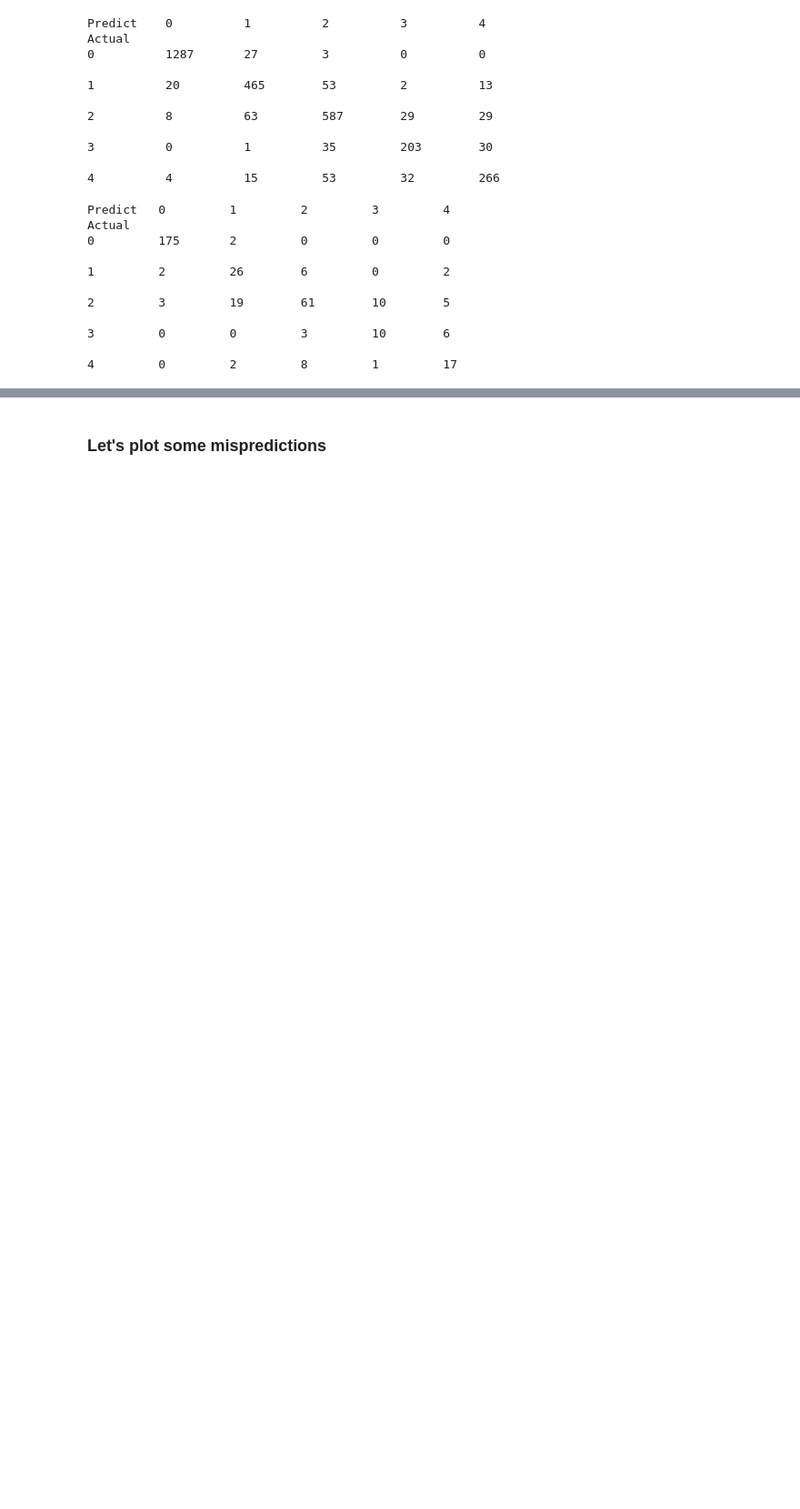
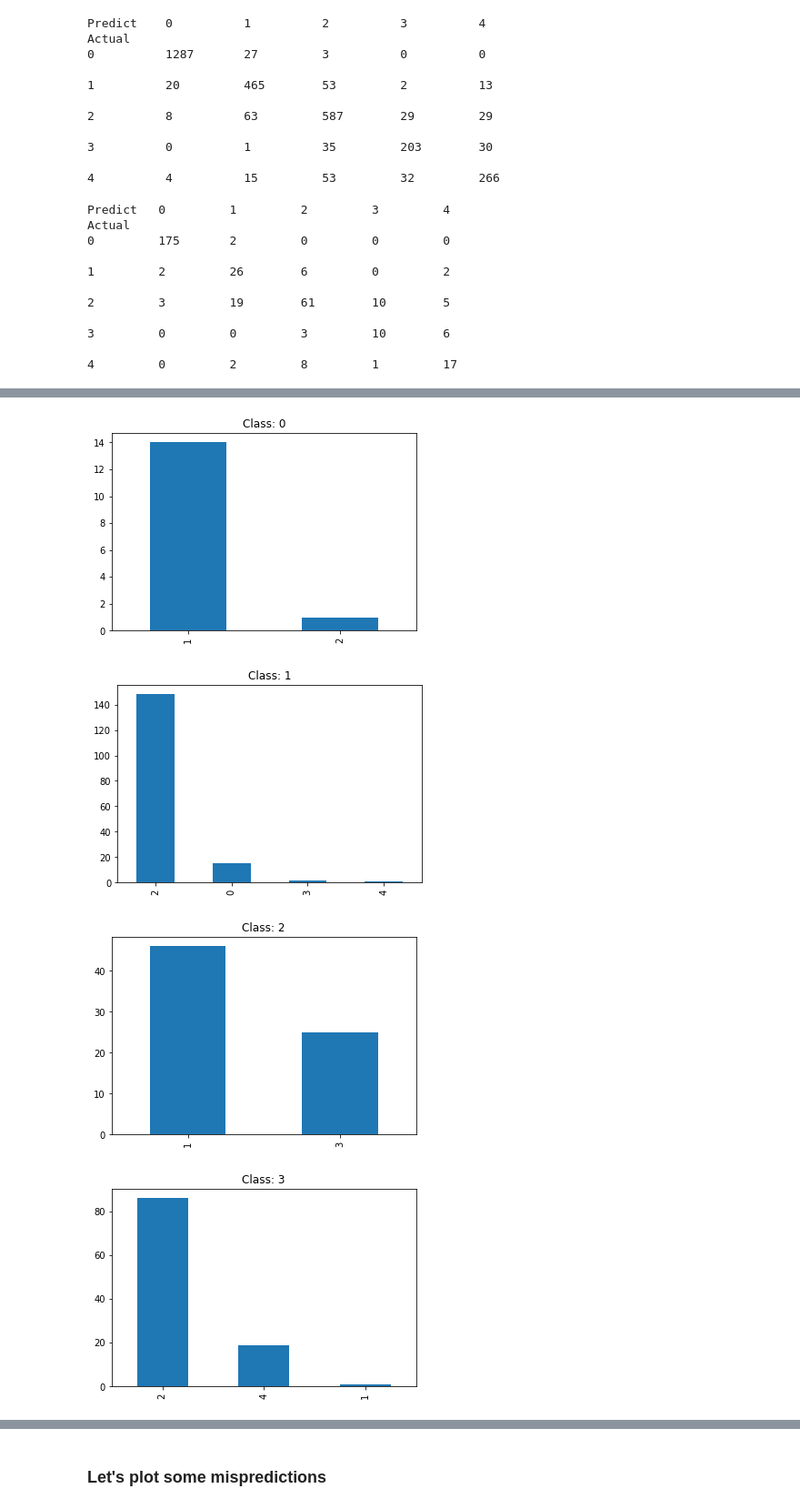
Before and after one commit to pyaf/Image-classification-pytorch, a Jupyter notebook: notebooks/model performance.ipynb, the cells around one changed output, grey strips where cells are left out. Shown at 91% size. Saved outputs shown, nothing was run; the diff lists cells and outputs as text; code cells hidden in the pictures; blank space fills up the shorter version.

```diff
--- a/notebooks/model performance.ipynb
+++ b/notebooks/model performance.ipynb
@@ -473,0 +408,11 @@ val_df.shape, diff.shape
+# %%
+diff[diff['actual']==0]['pred'].value_counts().plot(kind="bar", title='Class: 0'); plt.show()
+diff[diff['actual']==1]['pred'].value_counts().plot(kind="bar", title='Class: 1'); plt.show()
+diff[diff['actual']==2]['pred'].value_counts().plot(kind="bar", title='Class: 2'); plt.show()
+diff[diff['actual']==3]['pred'].value_counts().plot(kind="bar", title='Class: 3'); plt.show()
+diff[diff['actual']==4]['pred'].value_counts().plot(kind="bar", title='Class: 4'); plt.show()
+# %% [output]
+[figure, added]
+[figure, added]
+[figure, added]
+[figure, added]
```
Also changed, not shown: parts of 50 cells of this notebook, 9 other files.
